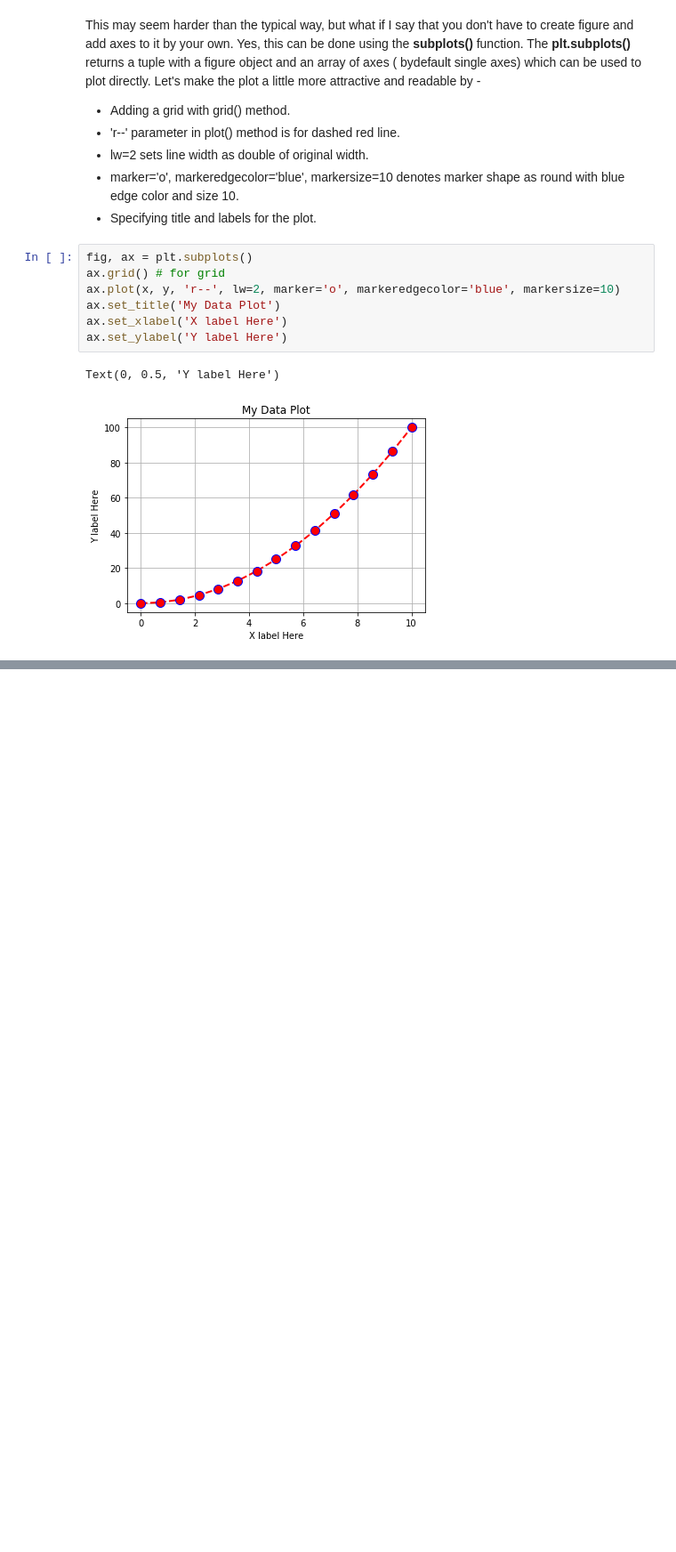
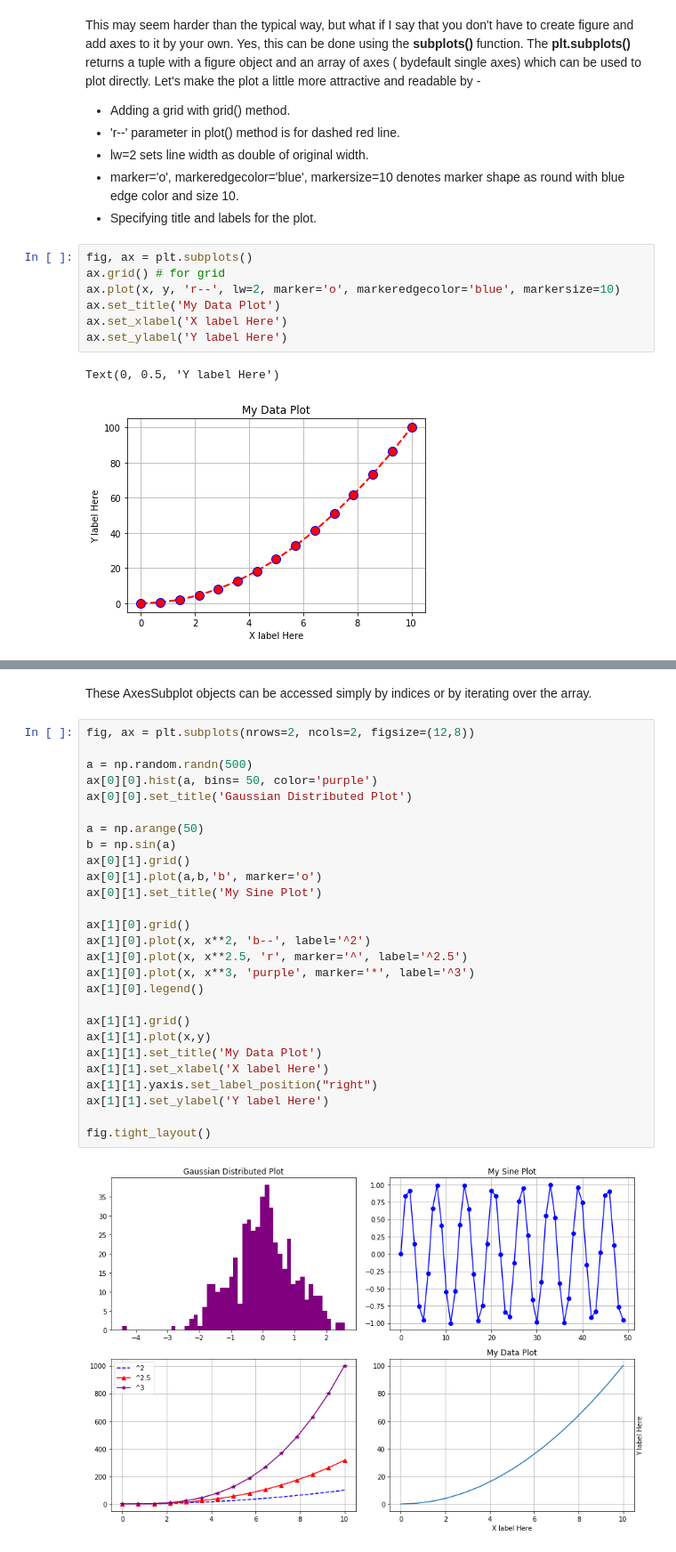
Before and after one commit to ACrazyDeveloper/Quick-Guide-to-matplotlib.pyplot-The-object-oriented-way-, a Jupyter notebook: guide_1.ipynb, the cells around one changed output, grey strips where cells are left out. Shown: that part at 89% size. Saved outputs shown, nothing was run; the diff lists cells and outputs as text; blank space fills up the shorter version.

```diff
--- a/guide_1.ipynb
+++ b/guide_1.ipynb
@@ -57,0 +100,31 @@ Text(0, 0.5, 'Y label Here')
+# %% [markdown]
+These AxesSubplot objects can be accessed simply by indices or by iterating over the array.
+# %%
+fig, ax = plt.subplots(nrows=2, ncols=2, figsize=(12,8))
+
+a = np.random.randn(500)
+ax[0][0].hist(a, bins= 50, color='purple')
+ax[0][0].set_title('Gaussian Distributed Plot')
+
+a = np.arange(50)
+b = np.sin(a)
+ax[0][1].grid()
+ax[0][1].plot(a,b,'b', marker='o')
+ax[0][1].set_title('My Sine Plot')
+
+ax[1][0].grid()
+ax[1][0].plot(x, x**2, 'b--', label='^2')
+ax[1][0].plot(x, x**2.5, 'r', marker='^', label='^2.5')
+ax[1][0].plot(x, x**3, 'purple', marker='*', label='^3')
+ax[1][0].legend()
+
+ax[1][1].grid()
+ax[1][1].plot(x,y)
+ax[1][1].set_title('My Data Plot')
+ax[1][1].set_xlabel('X label Here')
+ax[1][1].yaxis.set_label_position("right")
+ax[1][1].set_ylabel('Y label Here')
+
+fig.tight_layout()
+# %% [output]
+[figure, added]
```
Also changed, not shown: parts of 8 cells of this notebook.
